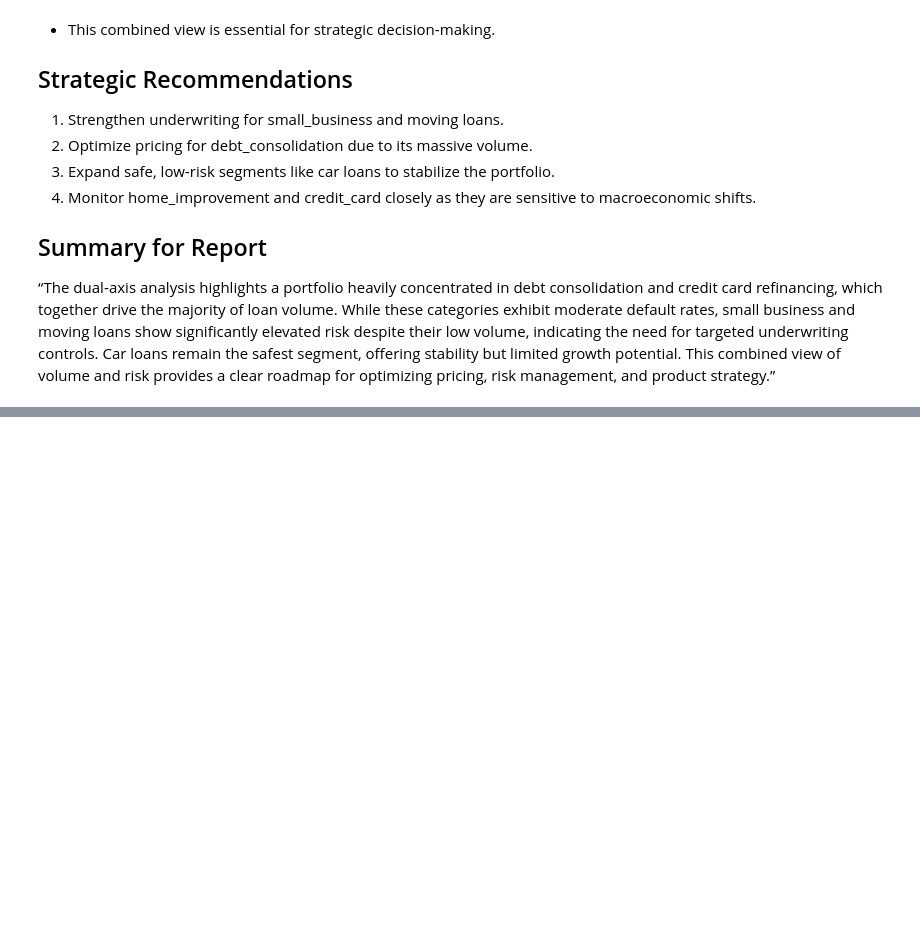
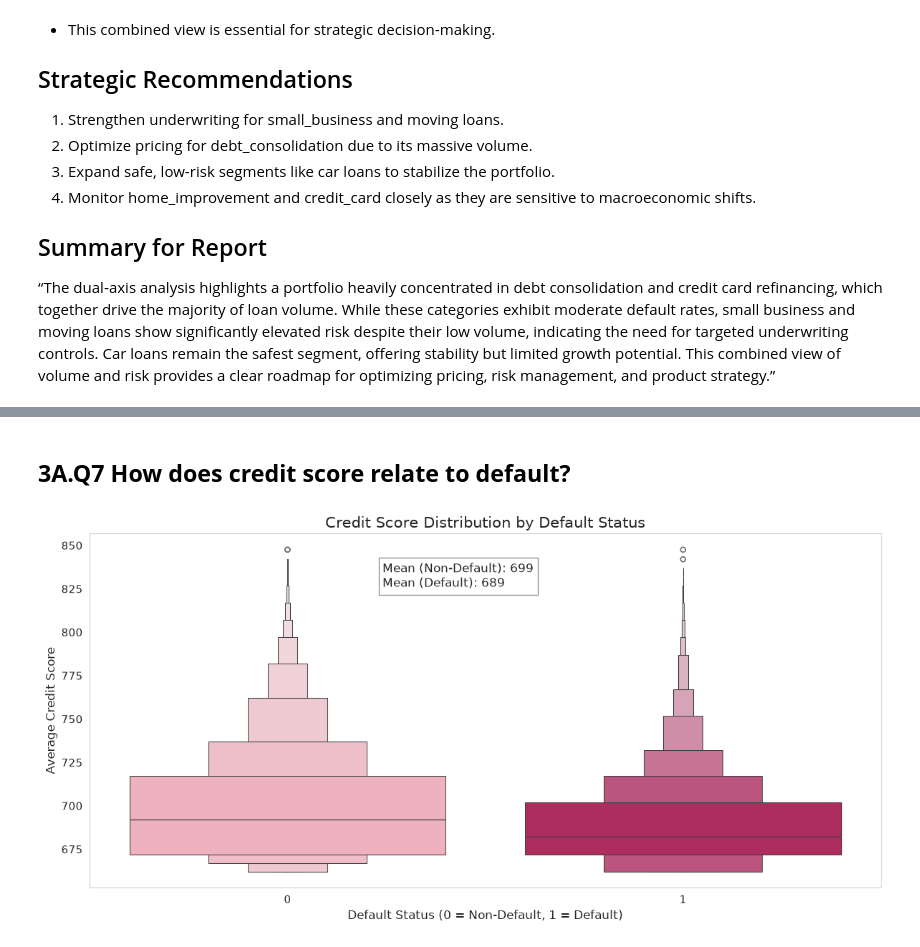
Before and after one commit to JoseAlberto88/Credit-Default-Risk-Analysis, a Jupyter notebook: python/2. eda_analysis.ipynb, the cells around one changed output, grey strips where cells are left out. Saved outputs shown, nothing was run; the diff lists cells and outputs as text; code cells hidden in the pictures; blank space fills up the shorter version.

```diff
--- a/python/2. eda_analysis.ipynb
+++ b/python/2. eda_analysis.ipynb
@@ -398,0 +483,46 @@ plt.show()
+# %% [markdown]
+## **3A.Q7 How does credit score relate to default?**
+# %%
+import seaborn as sns
+import matplotlib.pyplot as plt
+
+# Calculate means
+mean_non_default = apps_eda.loc[apps_eda['target_default'] == 0, 'credit_score_avg'].mean()
+mean_default = apps_eda.loc[apps_eda['target_default'] == 1, 'credit_score_avg'].mean()
+
+plt.figure(figsize=(12,6))
+
+# Pink-themed palette
+palette = {0: "#F7A8B8", 1: "#C2185B"}  # soft pink vs deep magenta
+
+# Boxen plot
+sns.boxenplot(
+    data=apps_eda,
+    x='target_default',
+    y='credit_score_avg',
+    hue='target_default',
+    palette=palette,
+    legend=False
+)
+
+# Remove grid
+plt.grid(False)
+
+# Text box INSIDE the plot
+plt.text(
+    0.37, 0.85,
+    f"Mean (Non‑Default): {mean_non_default:.0f}\nMean (Default): {mean_default:.0f}",
+    transform=plt.gca().transAxes,
+    fontsize=12,
+    bbox=dict(facecolor='white', alpha=0.85, edgecolor='gray')
+)
+
+# Labels
+plt.title("Credit Score Distribution by Default Status", fontsize=15)
+plt.xlabel("Default Status (0 = Non‑Default, 1 = Default)")
+plt.ylabel("Average Credit Score")
+
+plt.tight_layout()
+plt.show()
+# %% [output]
+[figure, added]
```
Also changed, not shown: parts of 13 cells of this notebook, 1 other file.
